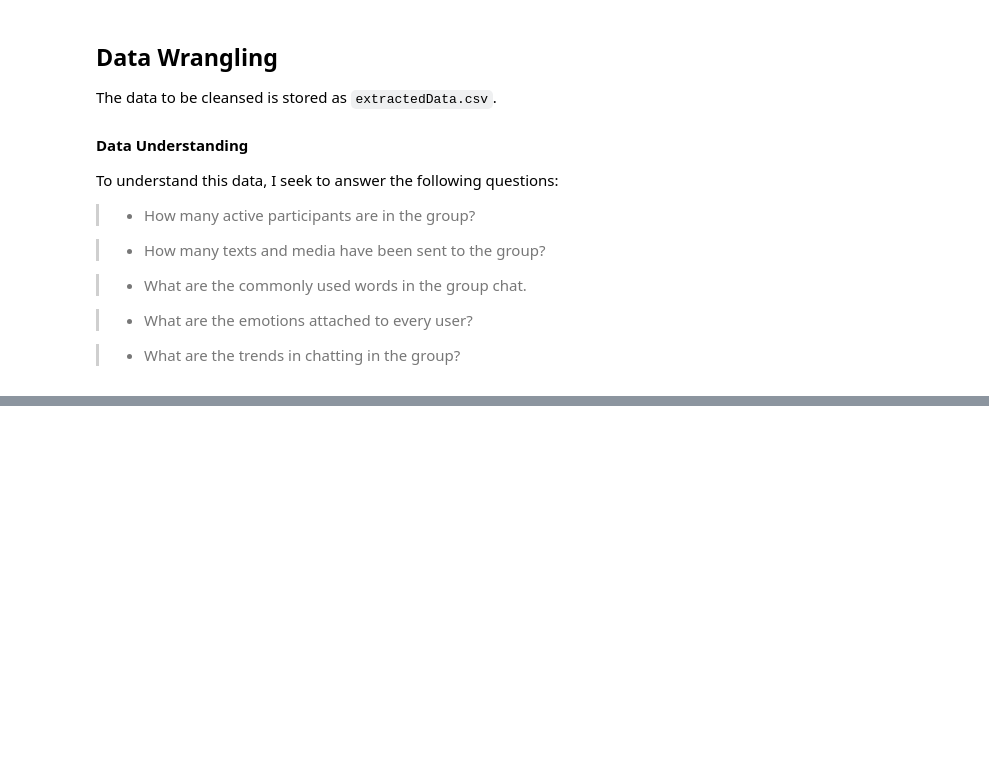
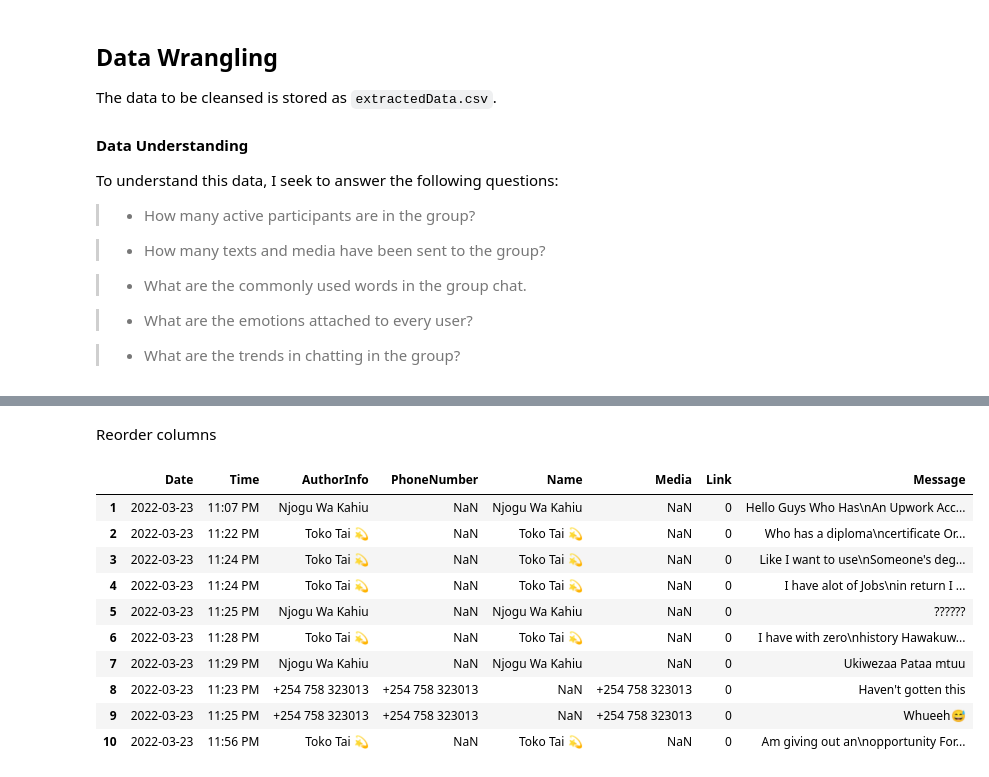
Before and after one commit to Naftal-Rainer/WhatsApp-Group-Chat-Analysis-Dashboard, a Jupyter notebook: cleansing.ipynb, the cells around one changed output, grey strips where cells are left out. Drawn from its saved outputs; the diff is of its cells as text; code cells hidden in the pictures; blank space fills up the shorter version.

```diff
--- a/cleansing.ipynb
+++ b/cleansing.ipynb
@@ -147,0 +348,17 @@ To understand this data, I seek to answer the following questions:
+# %% [markdown]
+Reorder columns
+# %%
+data_clean = data_clean[['Date', 'Time', 'AuthorInfo', 'PhoneNumber', 'Name', 'Media','Link' , 'Message']]
+data_clean.head(10)
+# %% [output]
+|  | Date | Time | AuthorInfo | PhoneNumber | Name | Media | Link | Message |
+| 1 | 2022-03-23 | 11:07 PM | Njogu Wa Kahiu | NaN | Njogu Wa Kahiu | NaN | 0 | Hello Guys Who Has\nAn Upwork Acc... |
+| 2 | 2022-03-23 | 11:22 PM | Toko Tai 💫 | NaN | Toko Tai 💫 | NaN | 0 | Who has a diploma\ncertificate Or... |
+| 3 | 2022-03-23 | 11:24 PM | Toko Tai 💫 | NaN | Toko Tai 💫 | NaN | 0 | Like I want to use\nSomeone's deg... |
+| 4 | 2022-03-23 | 11:24 PM | Toko Tai 💫 | NaN | Toko Tai 💫 | NaN | 0 | I have alot of Jobs\nin return I ... |
+| 5 | 2022-03-23 | 11:25 PM | Njogu Wa Kahiu | NaN | Njogu Wa Kahiu | NaN | 0 | ?????? |
+| 6 | 2022-03-23 | 11:28 PM | Toko Tai 💫 | NaN | Toko Tai 💫 | NaN | 0 | I have with zero\nhistory Hawakuw... |
+| 7 | 2022-03-23 | 11:29 PM | Njogu Wa Kahiu | NaN | Njogu Wa Kahiu | NaN | 0 | Ukiwezaa Pataa mtuu |
+| 8 | 2022-03-23 | 11:23 PM | +254 758 323013 | +254 758 323013 | NaN | +254 758 323013 | 0 | Haven't gotten this |
+| 9 | 2022-03-23 | 11:25 PM | +254 758 323013 | +254 758 323013 | NaN | +254 758 323013 | 0 | Whueeh😅 |
+| 10 | 2022-03-23 | 11:56 PM | Toko Tai 💫 | NaN | Toko Tai 💫 | NaN | 0 | Am giving out an\nopportunity For... |
```
Also changed, not shown: parts of 31 cells of this notebook, 4 other files.
